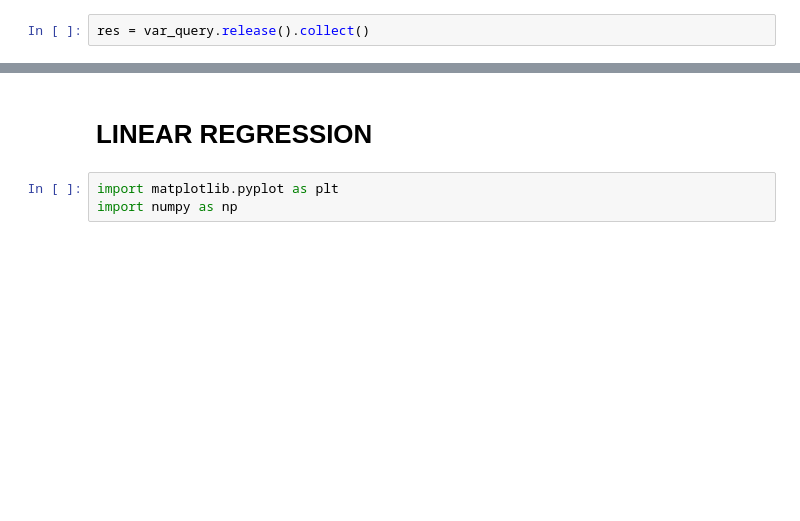
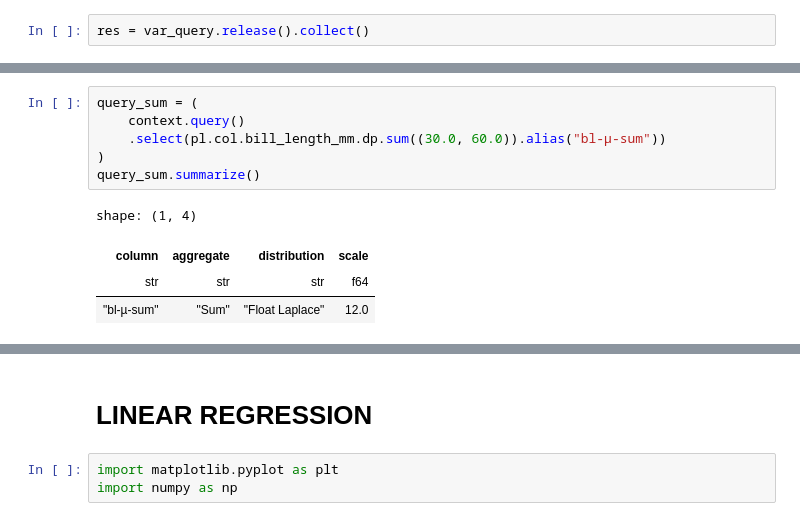
Before and after one commit to PaulineMauryL/dev-dp-lomas, a Jupyter notebook: opendp-0-14-features-penguin.ipynb, the cells around one changed output, grey strips where cells are left out. Drawn from its saved outputs; the diff is of its cells as text; blank space fills up the shorter version.

```diff
--- a/opendp-0-14-features-penguin.ipynb
+++ b/opendp-0-14-features-penguin.ipynb
@@ -719,0 +740,11 @@ bl_variance
+# %%
+query_sum = (
+    context.query()
+    .select(pl.col.bill_length_mm.dp.sum((30.0, 60.0)).alias("bl-µ-sum"))
+)
+query_sum.summarize()
+# %% [output]
+shape: (1, 4)
+| column | aggregate | distribution | scale |
+| str | str | str | f64 |
+| "bl-µ-sum" | "Sum" | "Float Laplace" | 12.0 |
```
Also changed, not shown: parts of 33 cells of this notebook.
